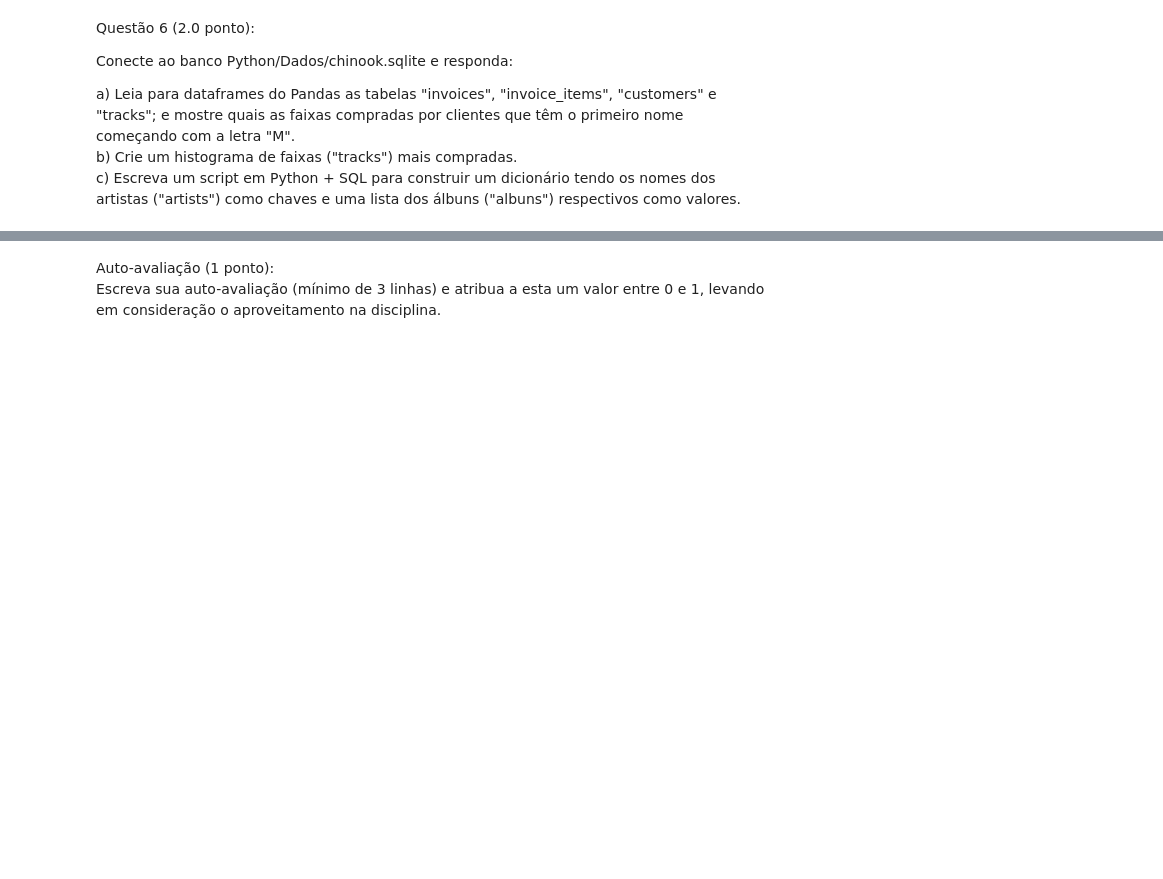
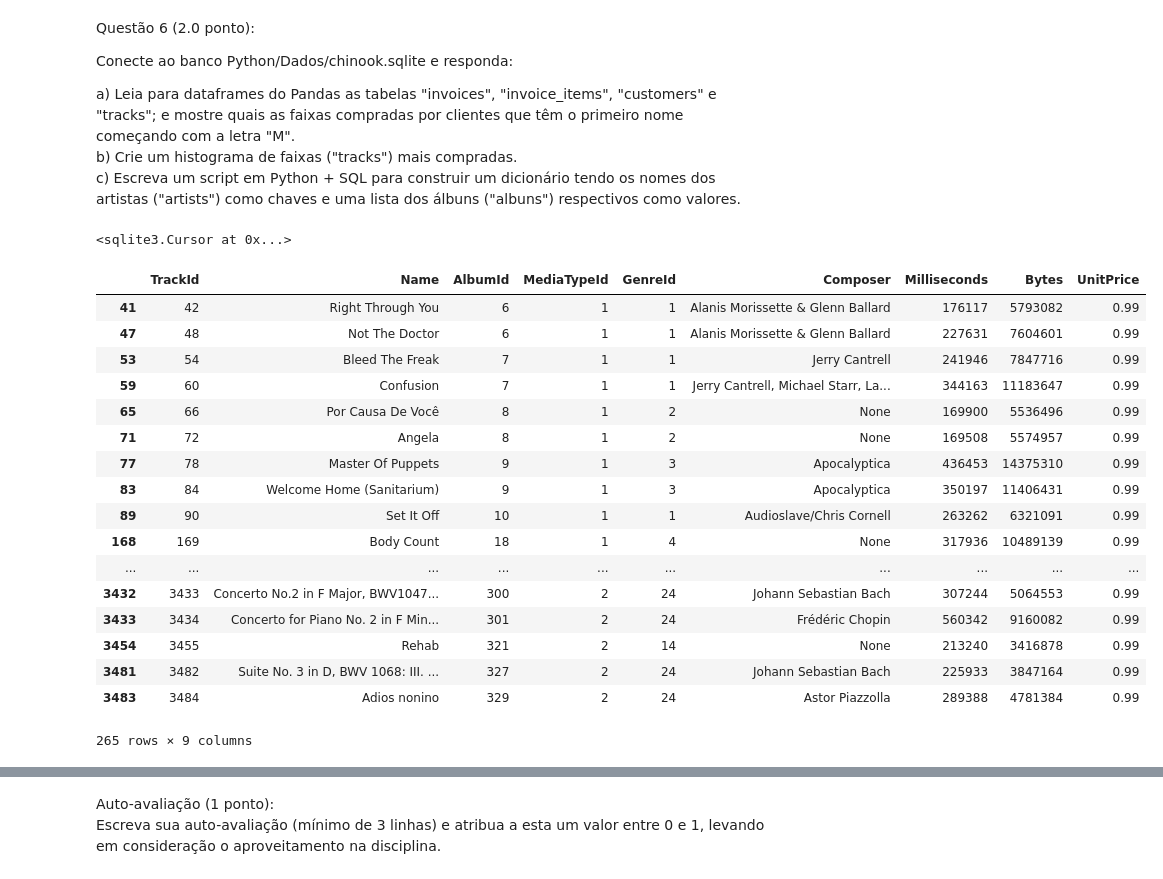
Before and after one commit to Cristiananc/FGV_Programming_Languages, a Jupyter notebook: Python/Exercicios/Avaliacoes/Prova_A2_2018-Cristiana.ipynb, the cells around one changed output, grey strips where cells are left out. Cells and saved outputs as stored; diff of their text form; code cells hidden in the pictures; blank space fills up the shorter version.

```diff
--- a/Python/Exercicios/Avaliacoes/Prova_A2_2018-Cristiana.ipynb
+++ b/Python/Exercicios/Avaliacoes/Prova_A2_2018-Cristiana.ipynb
@@ -313,0 +396,52 @@ c) Escreva um script em Python + SQL para construir um dicionário tendo os nome
+# %%
+cur.execute("SELECT * FROM sqlite_master;")
+#for r in cur.fetchall():
+  #  print(r)
+# %% [output]
+<sqlite3.Cursor at 0x...>
+# %%
+#a)
+df_invoice = pd.read_sql_query("SELECT * FROM invoices;", conn)
+
+df_invoice_items = pd.read_sql_query("SELECT * FROM invoice_items;", conn)
+
+df_customers = pd.read_sql_query("SELECT * FROM customers;", conn)
+
+df_tracks = pd.read_sql_query("SELECT * FROM tracks;", conn)
+
+df_M = df_customers.set_index('FirstName').filter(regex='^M', axis= 0)
+
+a = list(df_M.CustomerId)
+
+df_filtrado_M = df_invoice[df_invoice['CustomerId'].isin(a)]
+
+b = list(df_filtrado_M.InvoiceId)
+
+df_invoice_items_fM = df_invoice_items.TrackId[df_invoice_items['InvoiceId'].isin(b)]
+
+c = list(df_invoice_items_fM)
+
+
+df_tracks_M = df_tracks[df_tracks['TrackId'].isin(c)]
+
+#Aqui estão as músicas compradas por todos os clientes cujo primeiro nome começa com M
+df_tracks_M
+# %% [output]
+|  | TrackId | Name | AlbumId | MediaTypeId | GenreId | Composer | Milliseconds | Bytes | UnitPrice |
+| 41 | 42 | Right Through You | 6 | 1 | 1 | Alanis Morissette & Glenn Ballard | 176117 | 5793082 | 0.99 |
+| 47 | 48 | Not The Doctor | 6 | 1 | 1 | Alanis Morissette & Glenn Ballard | 227631 | 7604601 | 0.99 |
+| 53 | 54 | Bleed The Freak | 7 | 1 | 1 | Jerry Cantrell | 241946 | 7847716 | 0.99 |
+| 59 | 60 | Confusion | 7 | 1 | 1 | Jerry Cantrell, Michael Starr, La... | 344163 | 11183647 | 0.99 |
+| 65 | 66 | Por Causa De Você | 8 | 1 | 2 | None | 169900 | 5536496 | 0.99 |
+| 71 | 72 | Angela | 8 | 1 | 2 | None | 169508 | 5574957 | 0.99 |
+| 77 | 78 | Master Of Puppets | 9 | 1 | 3 | Apocalyptica | 436453 | 14375310 | 0.99 |
+| 83 | 84 | Welcome Home (Sanitarium) | 9 | 1 | 3 | Apocalyptica | 350197 | 11406431 | 0.99 |
+| 89 | 90 | Set It Off | 10 | 1 | 1 | Audioslave/Chris Cornell | 263262 | 6321091 | 0.99 |
+| 168 | 169 | Body Count | 18 | 1 | 4 | None | 317936 | 10489139 | 0.99 |
+| ... | ... | ... | ... | ... | ... | ... | ... | ... | ... |
+| 3432 | 3433 | Concerto No.2 in F Major, BWV1047... | 300 | 2 | 24 | Johann Sebastian Bach | 307244 | 5064553 | 0.99 |
+| 3433 | 3434 | Concerto for Piano No. 2 in F Min... | 301 | 2 | 24 | Frédéric Chopin | 560342 | 9160082 | 0.99 |
+| 3454 | 3455 | Rehab | 321 | 2 | 14 | None | 213240 | 3416878 | 0.99 |
+| 3481 | 3482 | Suite No. 3 in D, BWV 1068: III. ... | 327 | 2 | 24 | Johann Sebastian Bach | 225933 | 3847164 | 0.99 |
+| 3483 | 3484 | Adios nonino | 329 | 2 | 24 | Astor Piazzolla | 289388 | 4781384 | 0.99 |
+265 rows × 9 columns
```
Also changed, not shown: parts of 25 cells of this notebook, 3 other files.
